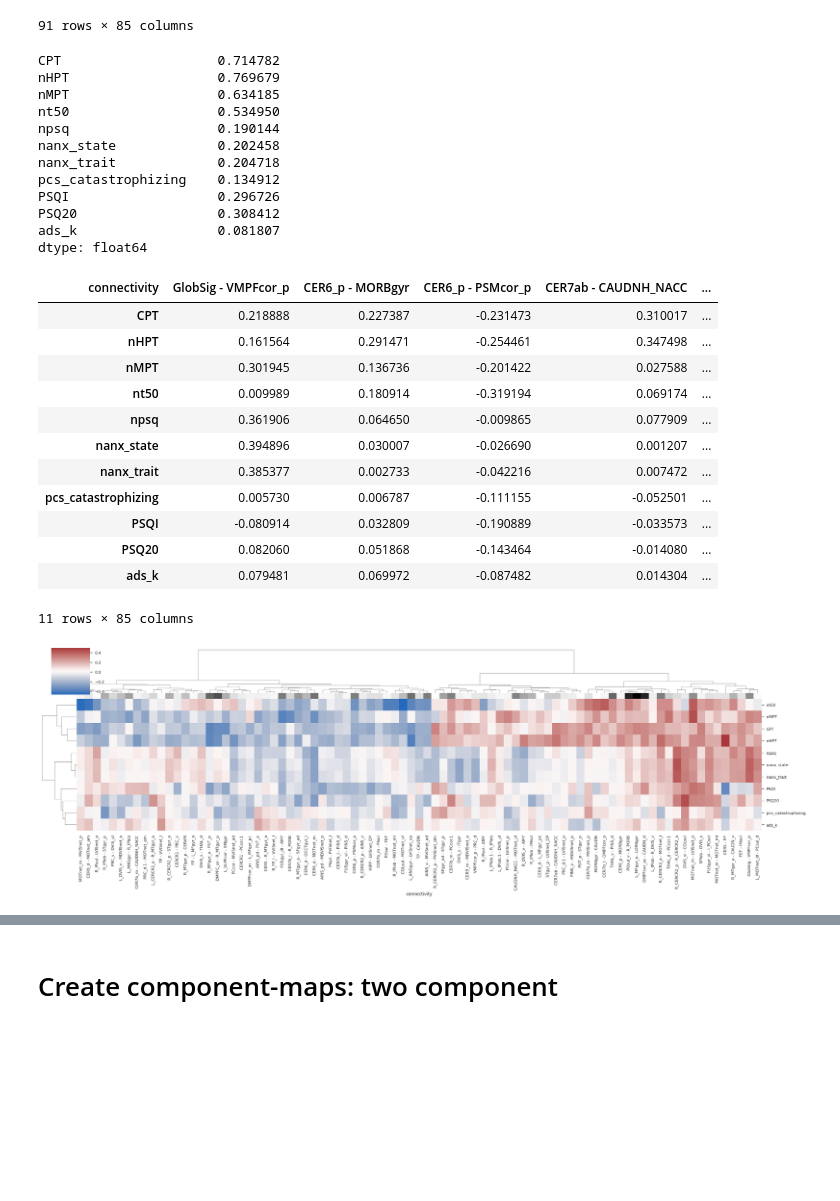
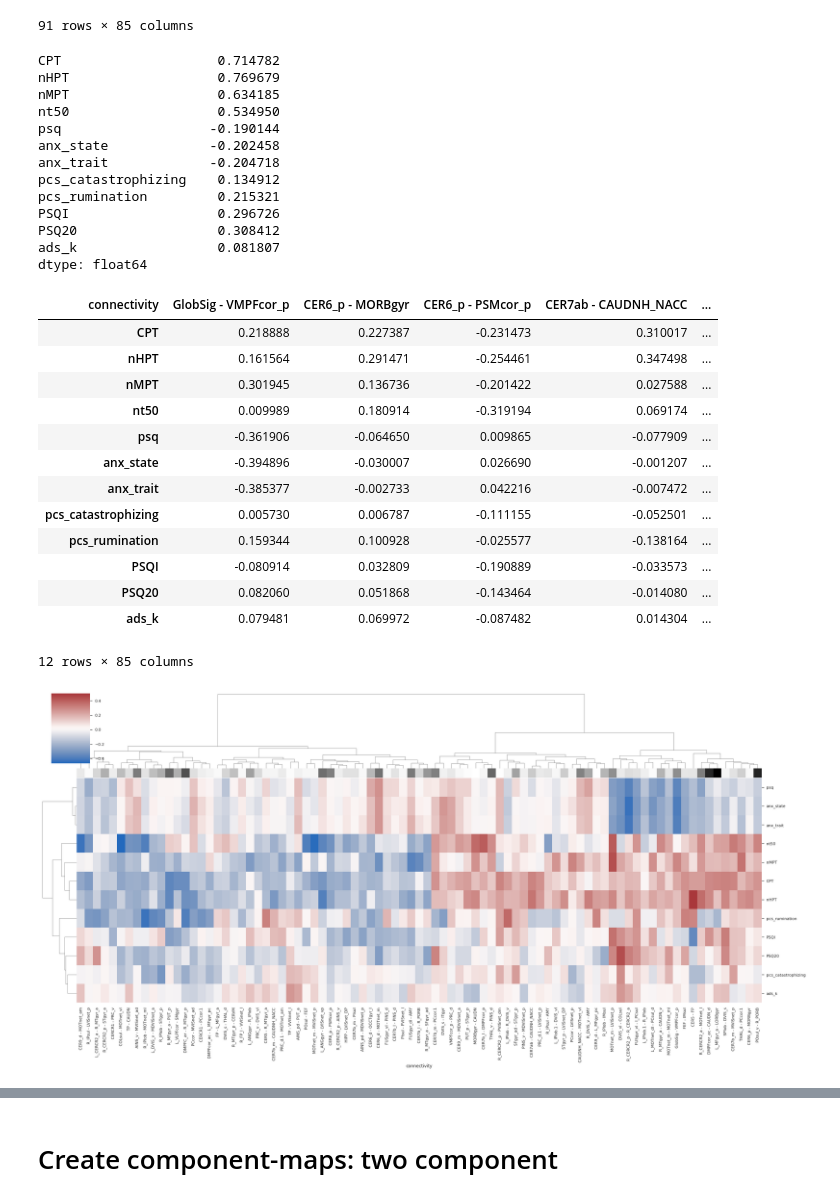
Before and after one commit to spisakt/RPN-signature, a Jupyter notebook: notebooks/unsupervised_learning.ipynb, the cells around one changed output, grey strips where cells are left out. Saved outputs shown, nothing was run; the diff lists cells and outputs as text; code cells hidden in the pictures; blank space fills up the shorter version.

Commit message:
clustering analysis figure updated

```diff
--- a/notebooks/unsupervised_learning.ipynb
+++ b/notebooks/unsupervised_learning.ipynb
@@ -121,14 +121,15 @@ df2 = df.copy()
 df2['nHPT'] = df.HPT * -1
 df2['nMPT'] = df.MPT_log_geom * -1
 df2['nt50'] = df.t50 * -1
-df2['npsq'] = df.psq * -1
-df2['nanx_state'] = df.anx_state * -1
-df2['nanx_trait'] = df.anx_trait * -1
+#df2['npsq'] = df.psq * -1
+#df2['nanx_state'] = df.anx_state * -1
+#df2['nanx_trait'] = df.anx_trait * -1
 df2['study'] = df.study.astype('category').cat.codes
 
 #vars = df2[['CPT', 'nHPT', 'nMPT', 'nt50', 'npsq', 'pcs_catastrophizing', 'pcs_rumination']]
 #vars = df2[['CPT', 'nHPT', 'nMPT', 'nt50', 'npsq', 'nanx_state', 'nanx_trait', 'pcs_catastrophizing', 'pcs_rumination', 'PSQI', 'PSQ20', 'ads_k' ]]
-vars = df2[['CPT', 'nHPT', 'nMPT', 'nt50', 'npsq', 'nanx_state', 'nanx_trait', 'pcs_catastrophizing', 'PSQI', 'PSQ20', 'ads_k' ]]
+#vars = df2[['CPT', 'nHPT', 'nMPT', 'nt50', 'psq', 'anx_state', 'anx_trait', 'pcs_catastrophizing', 'PSQI', 'PSQ20', 'ads_k' ]]
+vars = df2[['CPT', 'nHPT', 'nMPT', 'nt50', 'psq', 'anx_state', 'anx_trait', 'pcs_catastrophizing', 'pcs_rumination', 'PSQI', 'PSQ20', 'ads_k' ]]
 
 vars.corrwith(df.mean_QST_pain_sensitivity)
 # %% [output]
@@ -136,10 +137,11 @@ CPT                    0.714782
 nHPT                   0.769679
 nMPT                   0.634185
 nt50                   0.534950
-npsq                   0.190144
-nanx_state             0.202458
-nanx_trait             0.204718
+psq                   -0.190144
+anx_state             -0.202458
+anx_trait             -0.204718
 pcs_catastrophizing    0.134912
+pcs_rumination         0.215321
 PSQI                   0.296726
 PSQ20                  0.308412
 ads_k                  0.081807
@@ -159,20 +161,21 @@ corrmtx
 | nHPT | 0.161564 | 0.291471 | -0.254461 | 0.347498 | ... |
 | nMPT | 0.301945 | 0.136736 | -0.201422 | 0.027588 | ... |
 | nt50 | 0.009989 | 0.180914 | -0.319194 | 0.069174 | ... |
-| npsq | 0.361906 | 0.064650 | -0.009865 | 0.077909 | ... |
-| nanx_state | 0.394896 | 0.030007 | -0.026690 | 0.001207 | ... |
-| nanx_trait | 0.385377 | 0.002733 | -0.042216 | 0.007472 | ... |
+| psq | -0.361906 | -0.064650 | 0.009865 | -0.077909 | ... |
+| anx_state | -0.394896 | -0.030007 | 0.026690 | -0.001207 | ... |
+| anx_trait | -0.385377 | -0.002733 | 0.042216 | -0.007472 | ... |
 | pcs_catastrophizing | 0.005730 | 0.006787 | -0.111155 | -0.052501 | ... |
+| pcs_rumination | 0.159344 | 0.100928 | -0.025577 | -0.138164 | ... |
 | PSQI | -0.080914 | 0.032809 | -0.190889 | -0.033573 | ... |
 | PSQ20 | 0.082060 | 0.051868 | -0.143464 | -0.014080 | ... |
 | ads_k | 0.079481 | 0.069972 | -0.087482 | 0.014304 | ... |
-11 rows × 85 columns
+12 rows × 85 columns
 # %%
 from sklearn.cluster import AgglomerativeClustering, KMeans
 norm = Normalize()
-fig = sns.clustermap(corrmtx.dropna(), method='ward', metric='euclidean', cmap="vlag", figsize=(30,10), dendrogram_ratio=(0.05, 0.25), col_colors=cm.binary(norm(mc_model['abs_multi-center'])))
+fig = sns.clustermap(corrmtx.dropna(), method='ward', metric='euclidean', cmap="vlag", figsize=(30,15), dendrogram_ratio=(0.05, 0.25), col_colors=cm.binary(norm(mc_model['abs_multi-center'])))
 # %% [output]
-[figure, old version]
+[figure, new version]
 # %%
 fig.savefig('../res/multi-center/cluster_map.pdf')
 # %%
```
Also changed, not shown: parts of 25 cells of this notebook, 10 other files.
